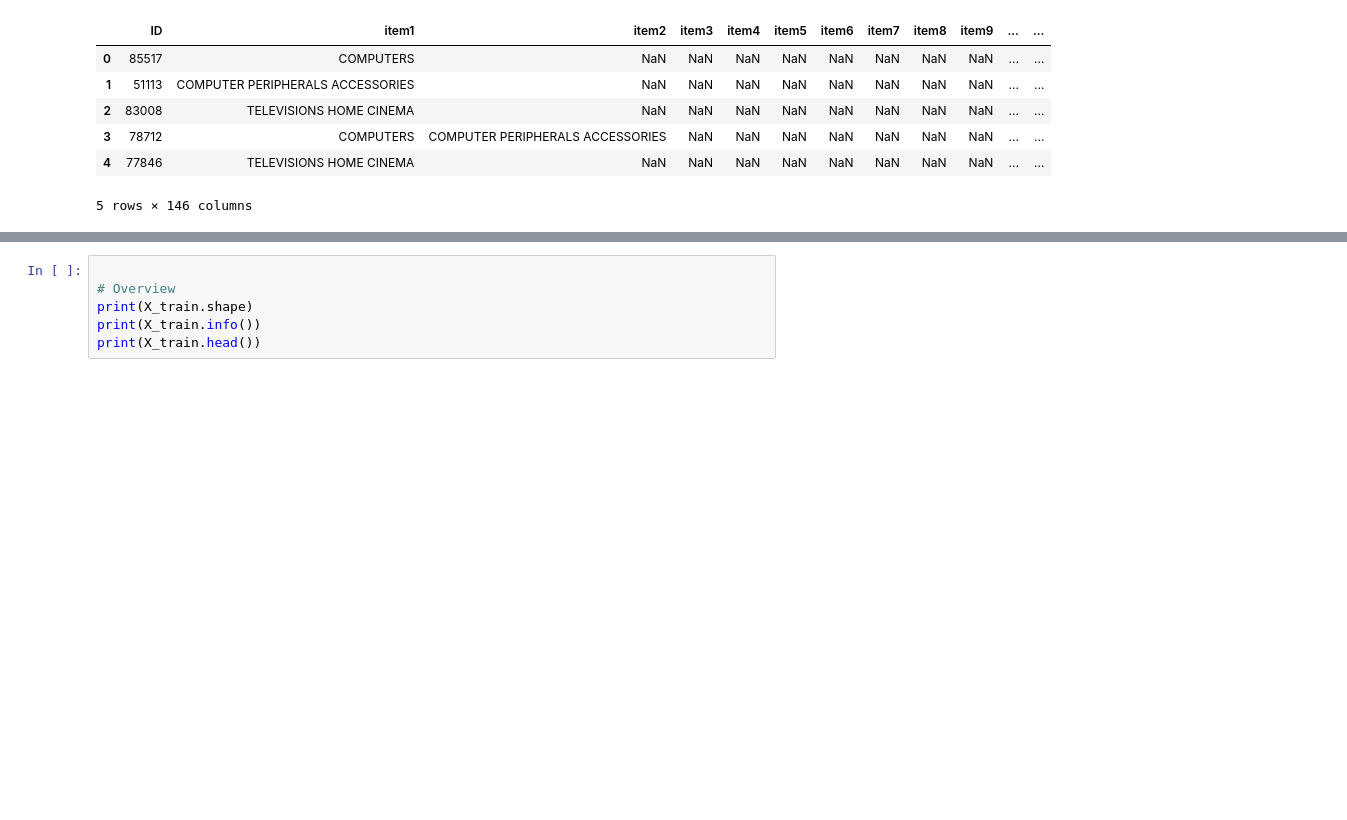
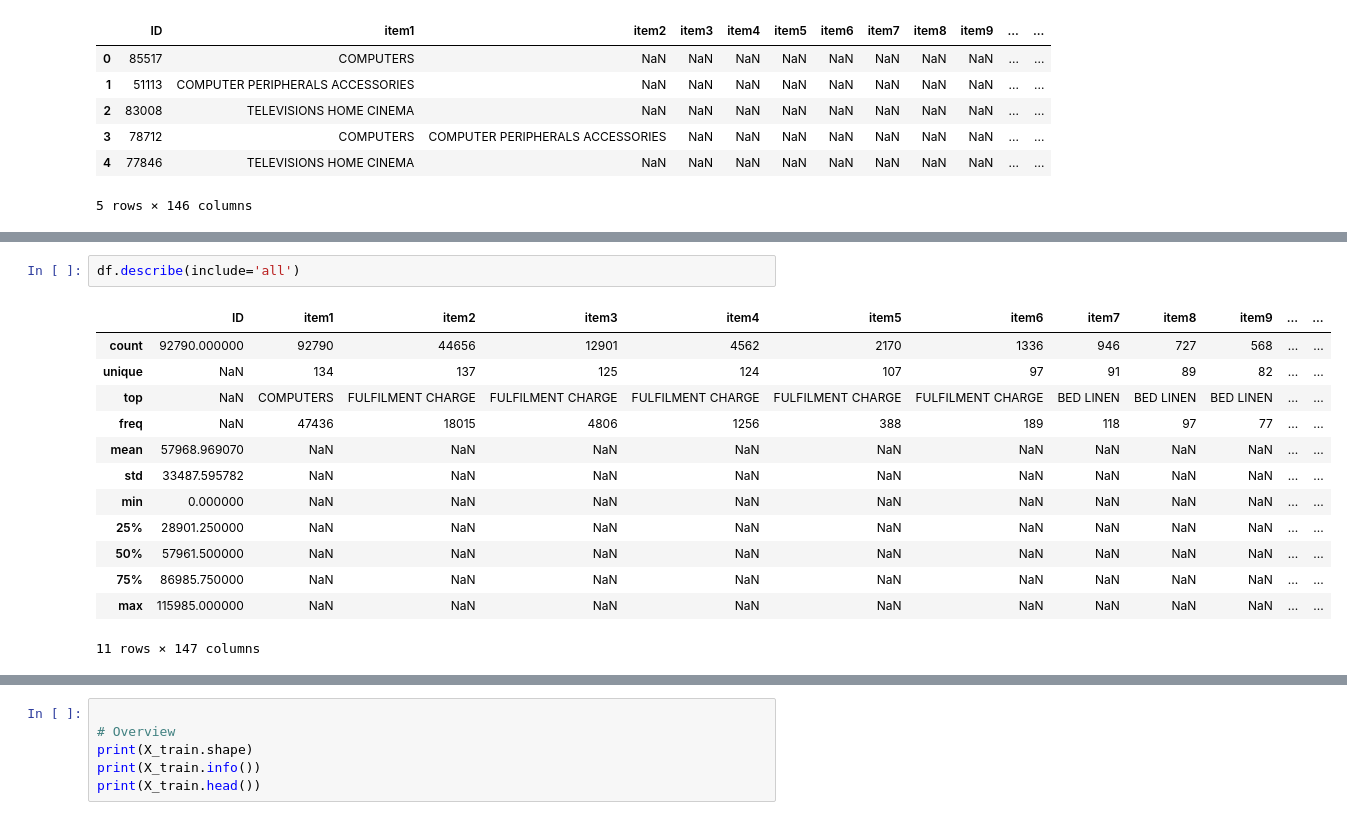
Before and after one commit to sumitgiri87/challenge-data-fraud, a Jupyter notebook: notebooks/train_model.ipynb, the cells around one changed output, grey strips where cells are left out. Cells and saved outputs as stored; diff of their text form; blank space fills up the shorter version.

```diff
--- a/notebooks/train_model.ipynb
+++ b/notebooks/train_model.ipynb
@@ -73,0 +229,16 @@ X_train.head()
+# %%
+df.describe(include='all')
+# %% [output]
+|  | ID | item1 | item2 | item3 | item4 | item5 | item6 | item7 | item8 | item9 | ... | ... |
+| count | 92790.000000 | 92790 | 44656 | 12901 | 4562 | 2170 | 1336 | 946 | 727 | 568 | ... | ... |
+| unique | NaN | 134 | 137 | 125 | 124 | 107 | 97 | 91 | 89 | 82 | ... | ... |
+| top | NaN | COMPUTERS | FULFILMENT CHARGE | FULFILMENT CHARGE | FULFILMENT CHARGE | FULFILMENT CHARGE | FULFILMENT CHARGE | BED LINEN | BED LINEN | BED LINEN | ... | ... |
+| freq | NaN | 47436 | 18015 | 4806 | 1256 | 388 | 189 | 118 | 97 | 77 | ... | ... |
+| mean | 57968.969070 | NaN | NaN | NaN | NaN | NaN | NaN | NaN | NaN | NaN | ... | ... |
+| std | 33487.595782 | NaN | NaN | NaN | NaN | NaN | NaN | NaN | NaN | NaN | ... | ... |
+| min | 0.000000 | NaN | NaN | NaN | NaN | NaN | NaN | NaN | NaN | NaN | ... | ... |
+| 25% | 28901.250000 | NaN | NaN | NaN | NaN | NaN | NaN | NaN | NaN | NaN | ... | ... |
+| 50% | 57961.500000 | NaN | NaN | NaN | NaN | NaN | NaN | NaN | NaN | NaN | ... | ... |
+| 75% | 86985.750000 | NaN | NaN | NaN | NaN | NaN | NaN | NaN | NaN | NaN | ... | ... |
+| max | 115985.000000 | NaN | NaN | NaN | NaN | NaN | NaN | NaN | NaN | NaN | ... | ... |
+11 rows × 147 columns
```
Also changed, not shown: parts of 38 cells of this notebook, 2 other files.
